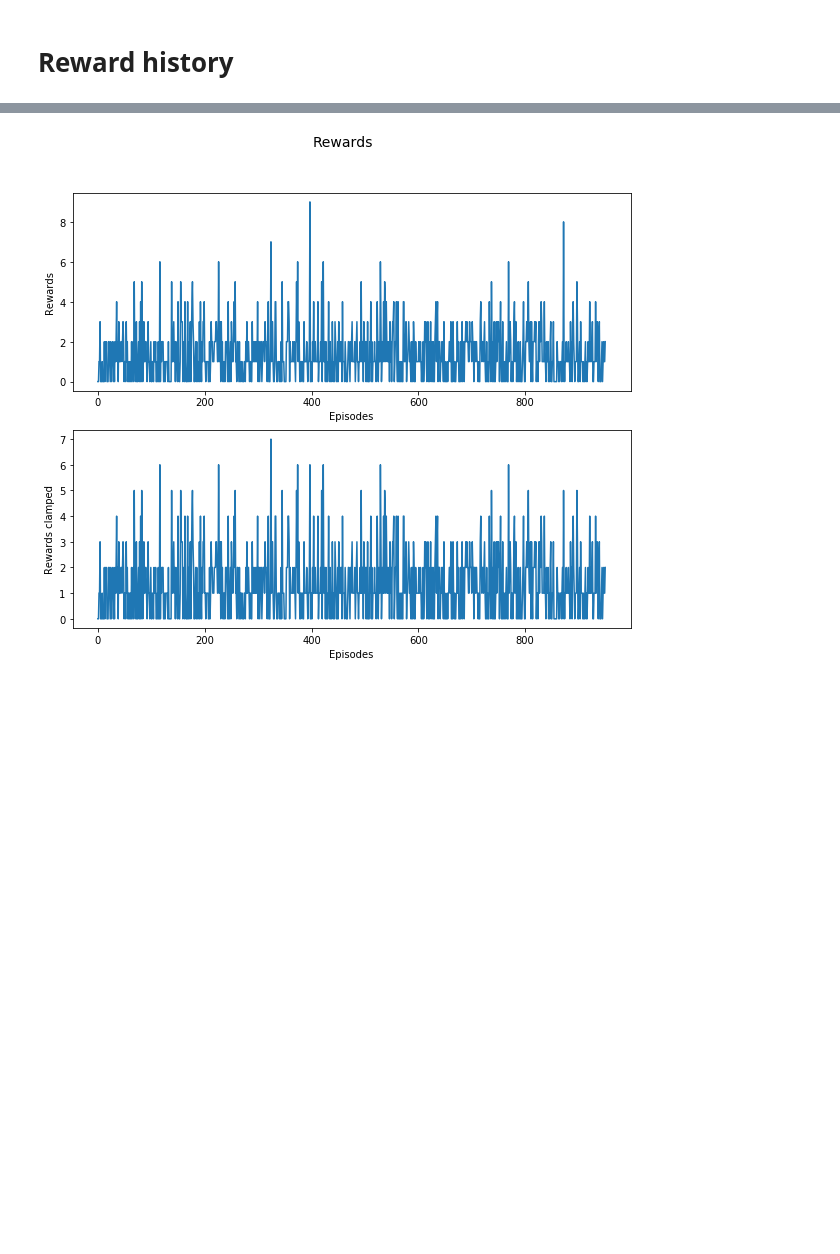
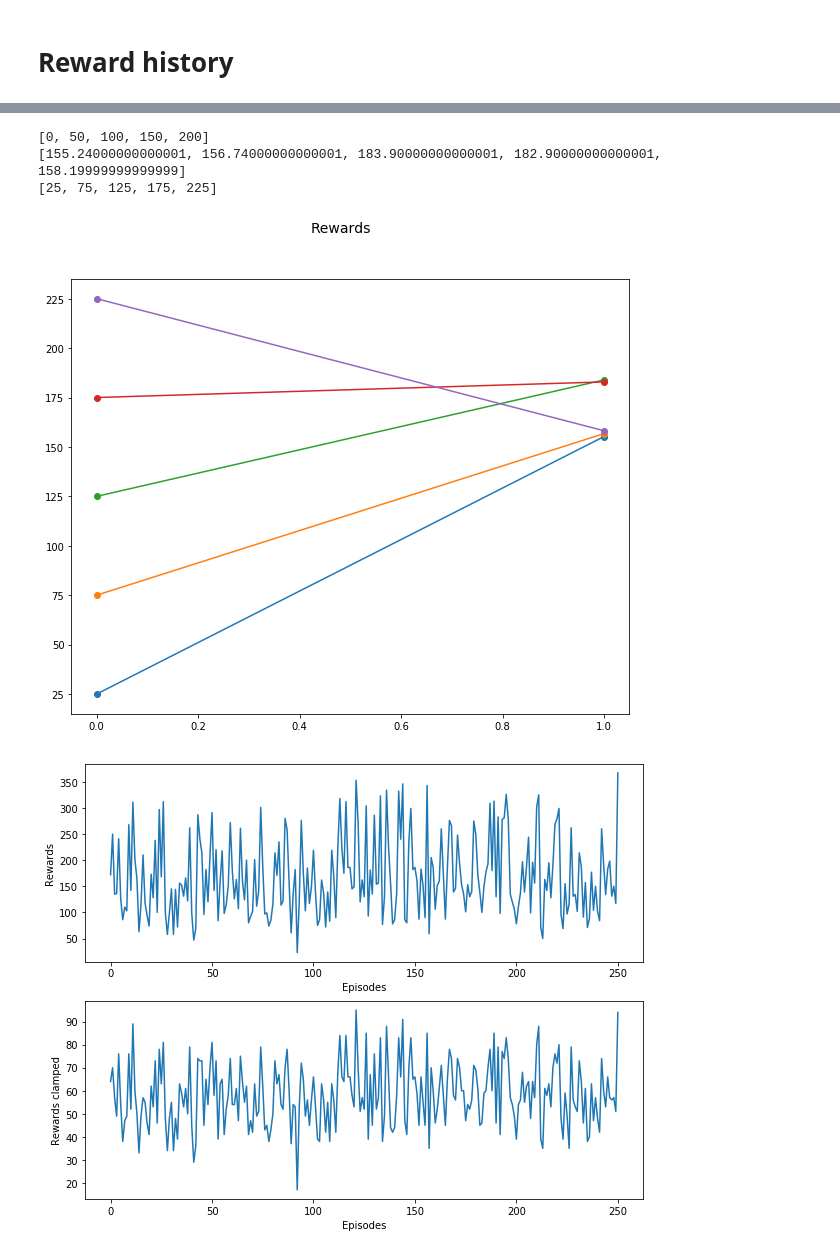
Before and after one commit to maxstrobel/TwinDQN, a Jupyter notebook: Logging.ipynb, the cells around one changed output, grey strips where cells are left out. Saved outputs shown, nothing was run; the diff lists cells and outputs as text; code cells hidden in the pictures; blank space fills up the shorter version.

Commit message:
improved plots fixed save bug

```diff
--- a/Logging.ipynb
+++ b/Logging.ipynb
@@ -15,7 +16,7 @@ Set the directory of the train run you want to visualize. It contains the follow
 * reward.pickle
 * reward_clamped.pickle
 # %%
-sub_dir = 'Breakout-v0_20180112_205206'
+sub_dir = 'Breakout-v0_20180113_084015/'
 # %%
 loss_file = sub_dir + '/loss.pickle'
 reward_file = sub_dir + '/reward.pickle'
@@ -41,2 +43,16 @@ plt.show()
 # %% [markdown]
 # Reward history
+# %%
+def calculate_avg(history, avg_length):
+    # Calculate start of every period
+    start_period = [i for i in range(0,len(history)-1,avg_length)]
+    # Calculate mean of the periods
+    avg_period = [np.mean(history[start:start+avg_length]) for start in start_period]
+    # Calculate mean episode of the periods
+    episode = [i for i in range(avg_length//2, len(history), avg_length)]
+    print(start_period)
+    print(avg_period)
+    print(episode)
+    return episode, avg_period
+
+calculate_avg(reward_history, 50)
@@ -43,17 +69,24 @@ plt.show()
 # %%
 fig = plt.gcf()
 fig.suptitle('Rewards', fontsize=14)
 
+plt.show()
 plt.subplot(2, 1, 1)
 plt.plot(reward_history, '-')
+episode, avg = calculate_avg(reward_history, avg_length=50)
+plt.plot(episode, avg, 'o-')
 plt.xlabel('Episodes')
 plt.ylabel('Rewards')
 
 plt.subplot(2, 1, 2)
 plt.plot(reward_clamped_history, '-')
 plt.xlabel('Episodes')
 plt.ylabel('Rewards clamped')
 
 plt.show()
 # %% [output]
+[0, 50, 100, 150, 200]
+[155.24000000000001, 156.74000000000001, 183.90000000000001, 182.90000000000001, 158.19999999999999]
+[25, 75, 125, 175, 225]
-[figure, old version]
+[figure, new version]
+[figure, added]
```
Also changed, not shown: parts of 3 cells of this notebook, 1 other file.
